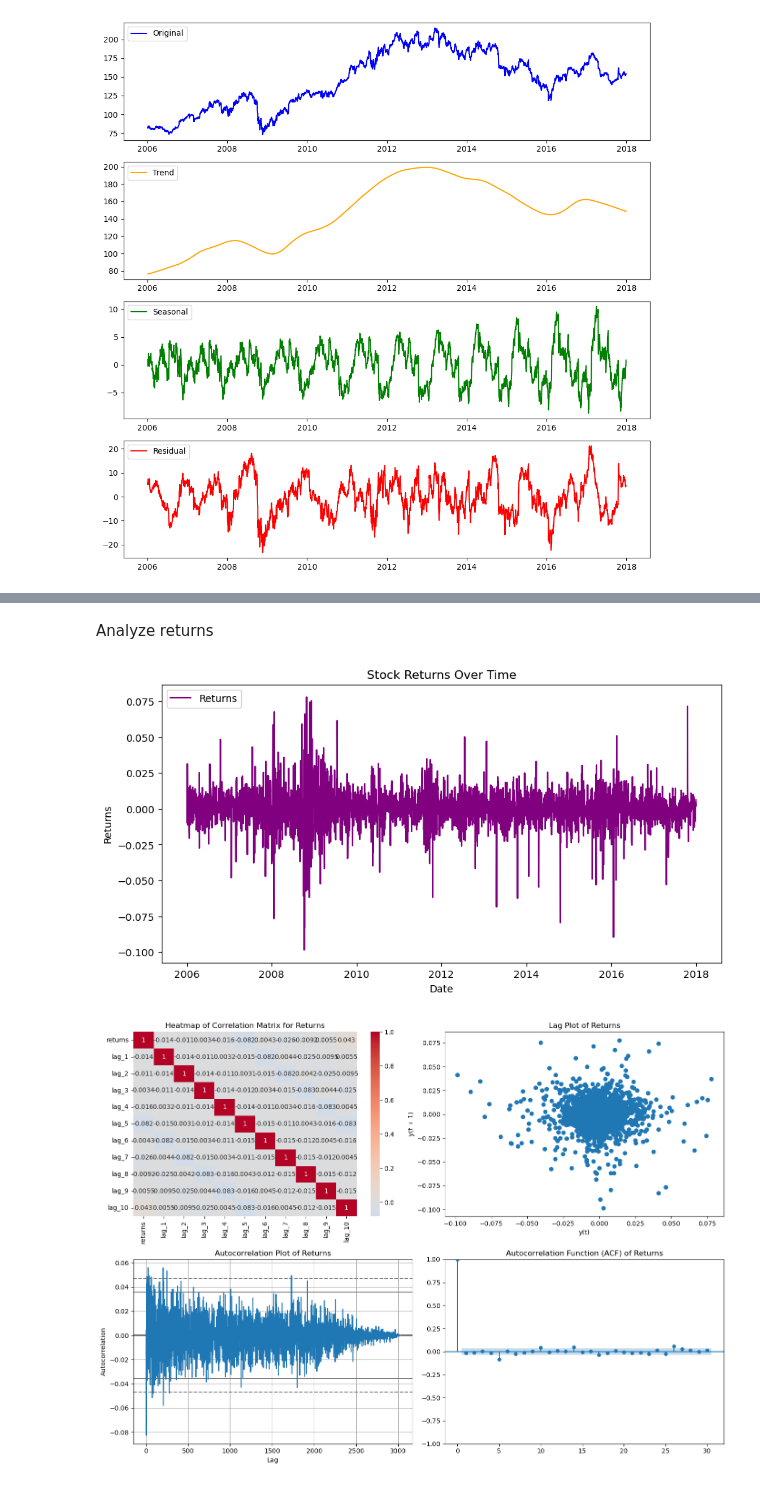
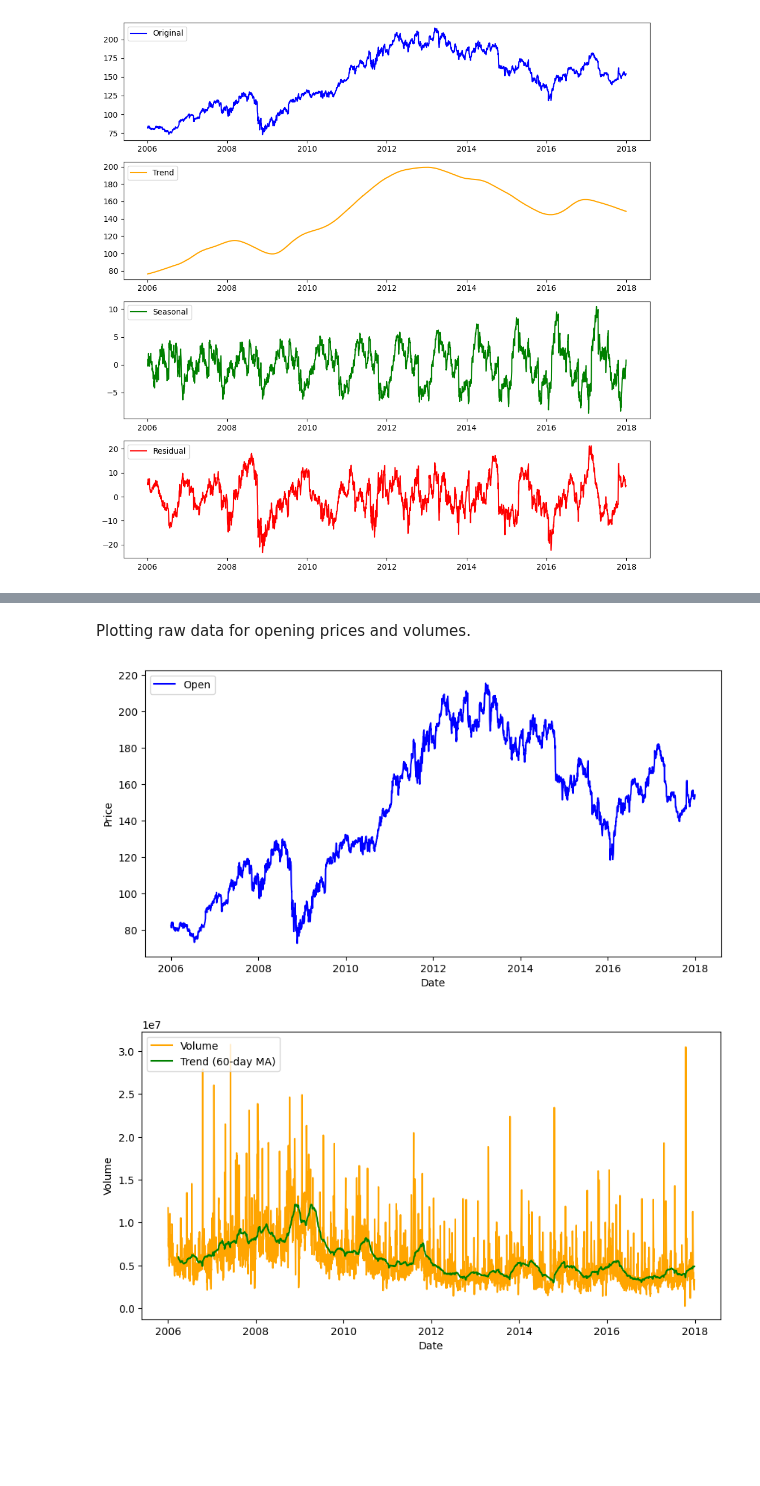
Before and after one commit to knuutti/stock-market-forecasting, a Jupyter notebook: project.ipynb, the cells around one changed output, grey strips where cells are left out. Saved outputs shown, nothing was run; the diff lists cells and outputs as text; code cells hidden in the pictures; blank space fills up the shorter version.

Commit message:
Add plots for opening prices and volume

```diff
--- a/project.ipynb
+++ b/project.ipynb
@@ -92,41 +59,21 @@ plt.show()
-# %% [markdown]
-Analyze returns
-# %%
-# Calculate returns
-returns = series.pct_change().dropna()
-plt.figure(figsize=(10, 5))
-plt.plot(dates[1:], returns, label='Returns', color='purple')
-plt.title('Stock Returns Over Time')
-plt.xlabel('Date')
-plt.ylabel('Returns')
-plt.legend()
-plt.show()
-
-# Autocorrelation of returns
-# Create a 1-10 day lagged dataset
-lagged_returns = pd.DataFrame({'returns': returns})
-for i in range(1, 11):
-    lagged_returns[f'lag_{i}'] = lagged_returns['returns'].shift(i)
-lagged_returns = lagged_returns.dropna()
-
-# Compute the correlation matrix
-corr_returns = lagged_returns.corr()
-
-fig, axes = plt.subplots(2, 2, figsize=(14, 10))
-# Heatmap
-sns.heatmap(corr_returns, annot=True, cmap='coolwarm', center=0, ax=axes[0, 0])
-axes[0, 0].set_title('Heatmap of Correlation Matrix for Returns')
-# Lag plot
-pd.plotting.lag_plot(returns, ax=axes[0, 1])
-axes[0, 1].set_title('Lag Plot of Returns')
-# Autocorrelation plot
-pd.plotting.autocorrelation_plot(returns, ax=axes[1, 0])
-axes[1, 0].set_title('Autocorrelation Plot of Returns')
-# ACF (from statsmodels)
-plot_acf(returns, lags=30, ax=axes[1, 1])
-axes[1, 1].set_title('Autocorrelation Function (ACF) of Returns')
-plt.tight_layout()
-plt.show()
-# %% [output]
-[figure, removed]
-[figure, removed]
+# %% [markdown]
+Plotting raw data for opening prices and volumes.
+# %%
+plt.figure(figsize=(10, 5))
+plt.plot(dates, series, label='Open', color='blue')
+plt.xlabel('Date')
+plt.ylabel('Price')
+plt.legend(loc='upper left')
+plt.show()
+
+plt.figure(figsize=(10, 5))
+plt.plot(dates, df['Volume'][series.index], label='Volume', color='orange')
+trend_volume = df['Volume'][series.index].rolling(window=60).mean()
+plt.plot(dates, trend_volume, label='Trend (60-day MA)', color='green')
+plt.xlabel('Date')
+plt.ylabel('Volume')
+plt.legend(loc='upper left')
+plt.show()
+# %% [output]
+[figure, added]
+[figure, added]
```
Also changed, not shown: parts of 6 cells of this notebook.
